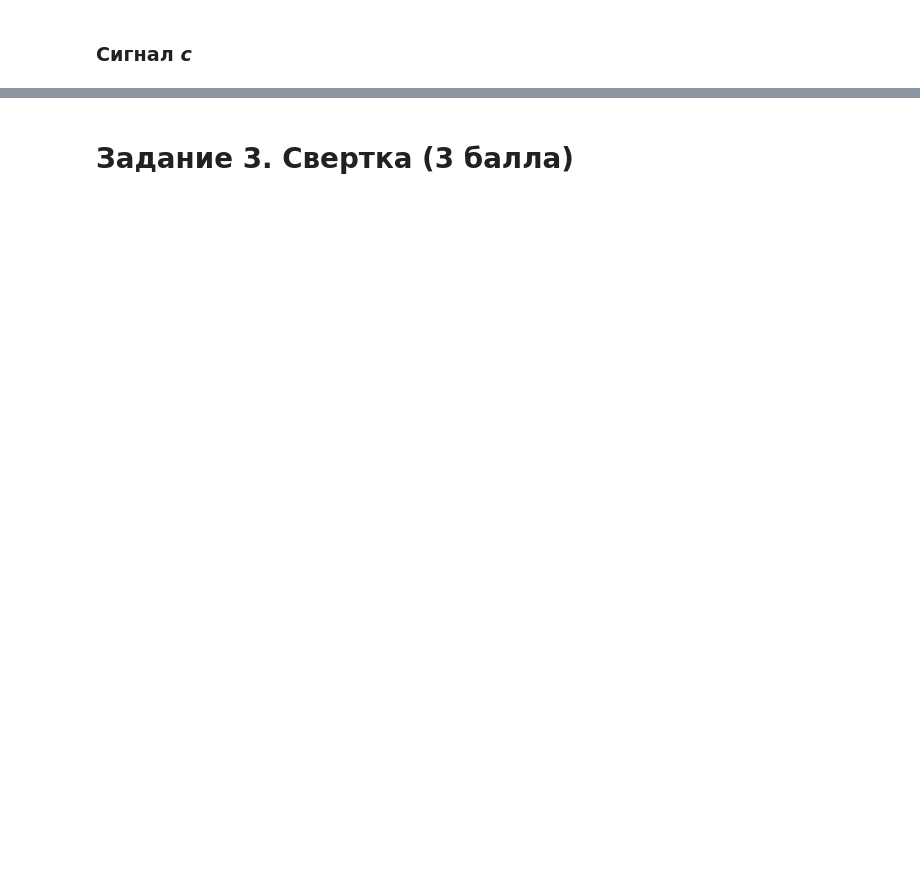
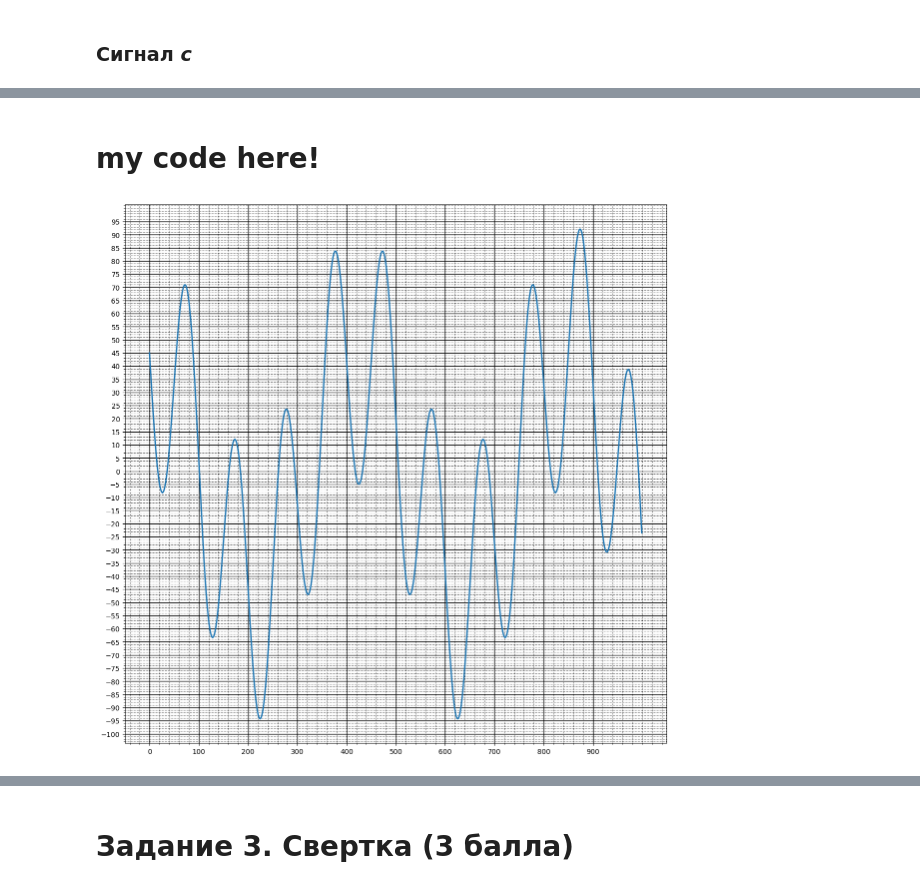
Before and after one commit to VladousSparrowous/dsp_labs_book, a Jupyter notebook: lab1.ipynb, the cells around one changed output, grey strips where cells are left out. Cells and saved outputs as stored; diff of their text form; code cells hidden in the pictures; blank space fills up the shorter version.

```diff
--- a/lab1.ipynb
+++ b/lab1.ipynb
@@ -120,2 +142,5 @@ a =
+# %%
+x = np.arange(0, 1000)
+a = 45 * np.cos(2 * np.pi * x / 425)
 # %%
 draw_signal(a)
@@ -163,3 +197,11 @@ c =
+# %% [markdown]
+# my code here!
+# %%
+c = 45 * np.cos(2 * np.pi * x / 425) - 50 * np.sin(2 * np.pi * x / 100)
+# %%
+draw_signal(c)
+# %% [output]
+[figure, added]
 # %%
 assert len(c)== 1000
 assert np.allclose(c, test_data["task2"]["c"], atol=1)
```
Also changed, not shown: parts of 22 cells of this notebook.
